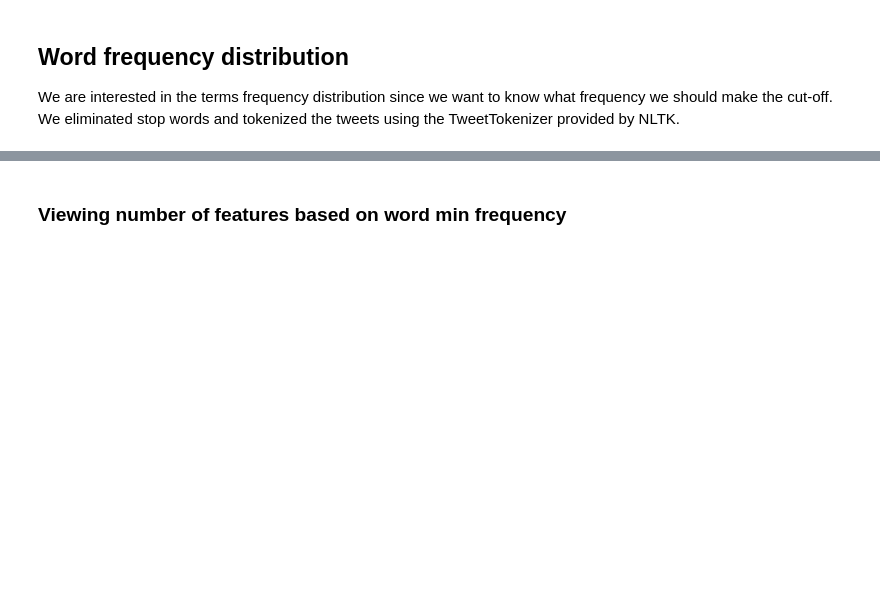
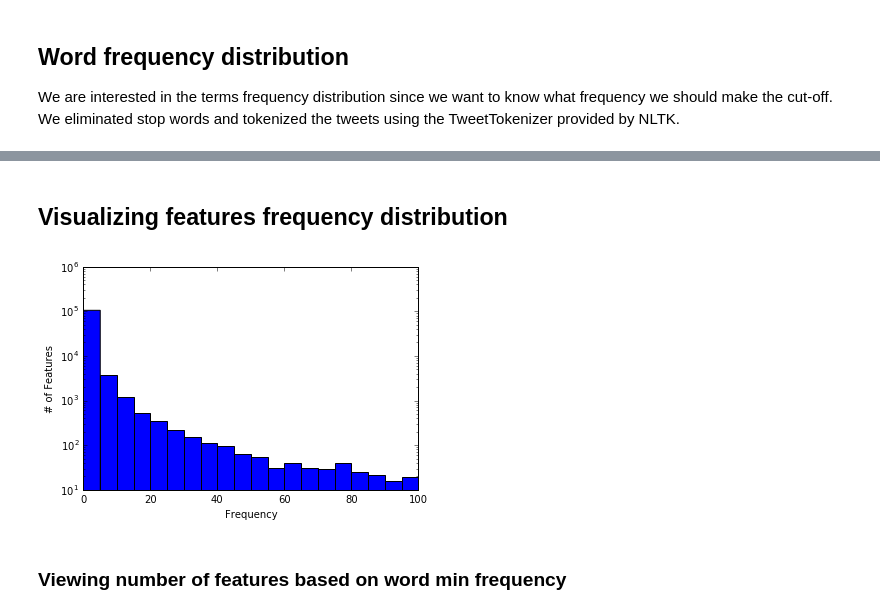
Before and after one commit to vlad-doru/master, a Jupyter notebook: TM/Dataset Exploration.ipynb, the cells around one changed output, grey strips where cells are left out. Drawn from its saved outputs; the diff is of its cells as text; code cells hidden in the pictures; blank space fills up the shorter version.

```diff
--- a/TM/Dataset Exploration.ipynb
+++ b/TM/Dataset Exploration.ipynb
@@ -60,3 +108,13 @@ We have a vocabulary with 17639 words.
+# %% [markdown]
+## Visualizing features frequency distribution
+# %%
+freq_list = pandas.Series(list(freq.values()))
+freq_list.plot(kind='hist', bins = 20, range=(0, 100))
+plt.ylabel("# of Features")
+plt.xlabel("Frequency")
+plt.yscale('log', nonposy='clip')
+# %% [output]
+[figure, added]
 # %% [markdown]
 ### Viewing number of features based on word min frequency
 # %%
```
Also changed, not shown: parts of 10 cells of this notebook, 4 other files.
